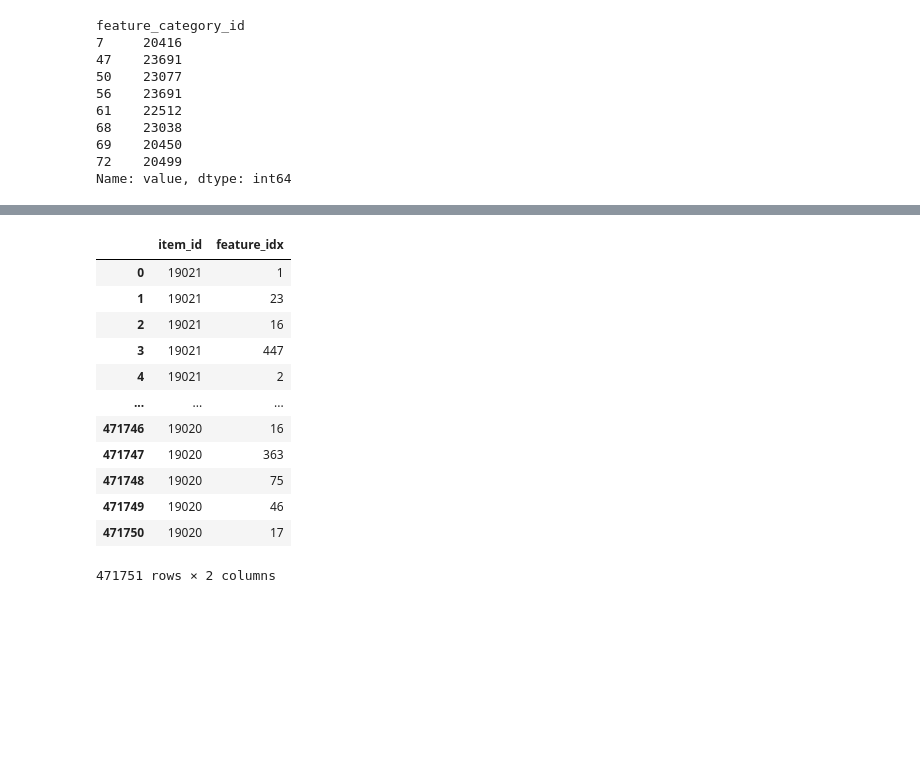
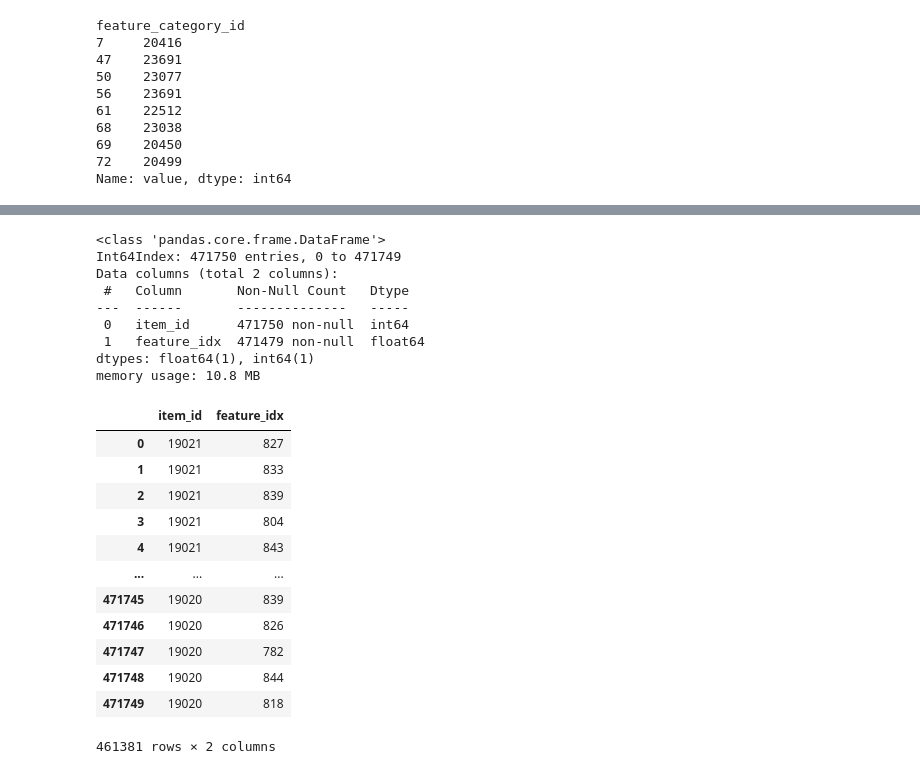
Before and after one commit to pm390/recsys2022, a Jupyter notebook: data_analysis/feature_analisys.ipynb, the cells around one changed output, grey strips where cells are left out. Drawn from its saved outputs; the diff is of its cells as text; code cells hidden in the pictures; blank space fills up the shorter version.

```diff
--- a/data_analysis/feature_analisys.ipynb
+++ b/data_analysis/feature_analisys.ipynb
@@ -161,2 +247,9 @@ feats = feats[["feature_category_id","feature_value_id","feature_idx"]]
 # %%
-features_mapped=features.merge(feats,how="left",on=["feature_category_id","feature_value_id"])
+features_mapped=features.merge(feats_map,how="left",on=["feature_category_id","feature_value_id"])
+# %%
+features_category=features_mapped[["item_id","feature_category_id"]].copy()
+features_category=features_category.drop_duplicates()
+# %%
+features_category=features_category.rename(columns={"feature_category_id":"feature_idx"})
+features_category["feature_idx"]+=np.max(features_mapped["feature_idx"])
+features_category.head()
@@ -163,18 +263,32 @@ features_mapped=features.merge(feats,how="left",on=["feature_category_id","featu
+# %%
+features_category["feature_idx"]=features_category["feature_idx"].astype("int32")
 # %%
 features_mapped=features_mapped[["item_id","feature_idx"]]
 # %%
-features_mapped
+features_mapped.info()
 # %% [output]
-|  | item_id | feature_idx |
-| 0 | 19021 | 1 |
-| 1 | 19021 | 23 |
-| 2 | 19021 | 16 |
-| 3 | 19021 | 447 |
-| 4 | 19021 | 2 |
-| ... | ... | ... |
-| 471746 | 19020 | 16 |
-| 471747 | 19020 | 363 |
-| 471748 | 19020 | 75 |
-| 471749 | 19020 | 46 |
-| 471750 | 19020 | 17 |
-471751 rows × 2 columns
+<class 'pandas.core.frame.DataFrame'>
+Int64Index: 471750 entries, 0 to 471749
+Data columns (total 2 columns):
+ #   Column       Non-Null Count   Dtype
+---  ------       --------------   -----
+ 0   item_id      471750 non-null  int64
+ 1   feature_idx  471479 non-null  float64
+dtypes: float64(1), int64(1)
+memory usage: 10.8 MB
+# %%
+features_category
+# %% [output]
+|  | item_id | feature_idx |
+| 0 | 19021 | 827 |
+| 1 | 19021 | 833 |
+| 2 | 19021 | 839 |
+| 3 | 19021 | 804 |
+| 4 | 19021 | 843 |
+| ... | ... | ... |
+| 471745 | 19020 | 839 |
+| 471746 | 19020 | 826 |
+| 471747 | 19020 | 782 |
+| 471748 | 19020 | 844 |
+| 471749 | 19020 | 818 |
+461381 rows × 2 columns
```
Also changed, not shown: parts of 31 cells of this notebook, 1 other file.
